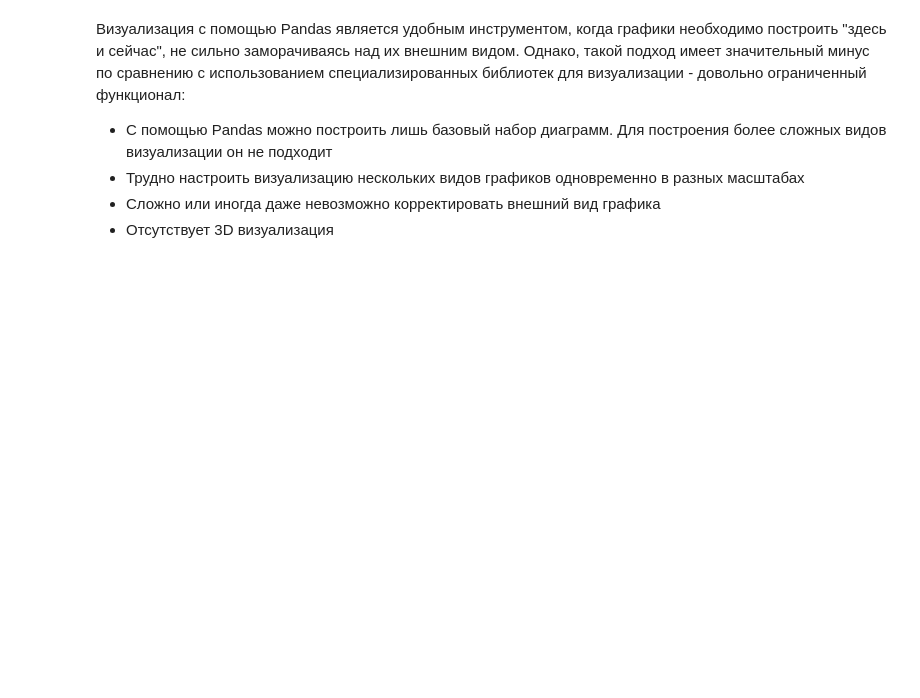
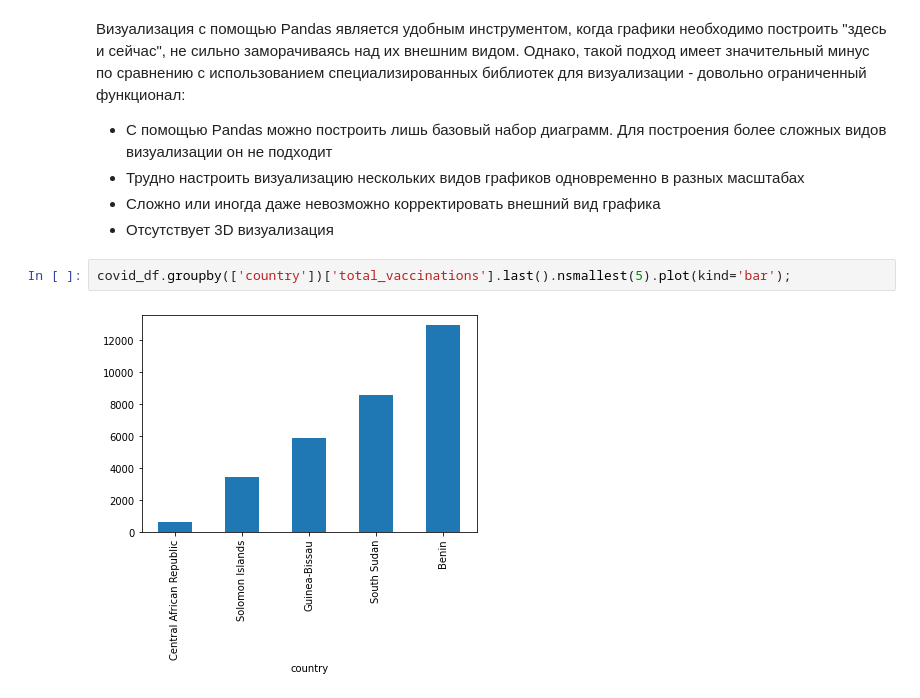
Before and after one commit to GalaFedorova/SkillFactory2, a Jupyter notebook: SF_DST/Python-13/Visualization_Pandas.ipynb, the cells around one changed output. Cells and saved outputs as stored; diff of their text form; blank space fills up the shorter version.

```diff
--- a/SF_DST/Python-13/Visualization_Pandas.ipynb
+++ b/SF_DST/Python-13/Visualization_Pandas.ipynb
@@ -112,3 +112,7 @@ grouped_country.plot(
 * Трудно настроить визуализацию нескольких видов графиков одновременно в разных масштабах
 * Сложно или иногда даже невозможно корректировать внешний вид графика
 * Отсутствует 3D визуализация
+# %%
+covid_df.groupby(['country'])['total_vaccinations'].last().nsmallest(5).plot(kind='bar');
+# %% [output]
+[figure, added]
```
Also changed, not shown: 20 other files.
